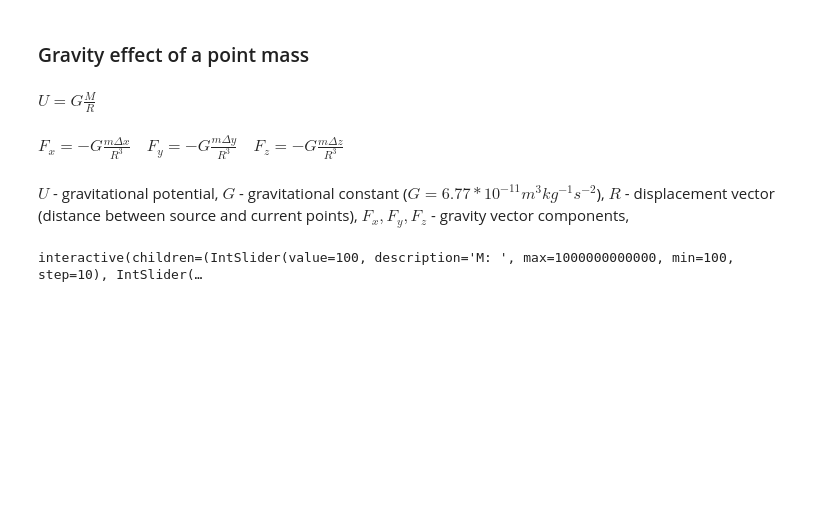
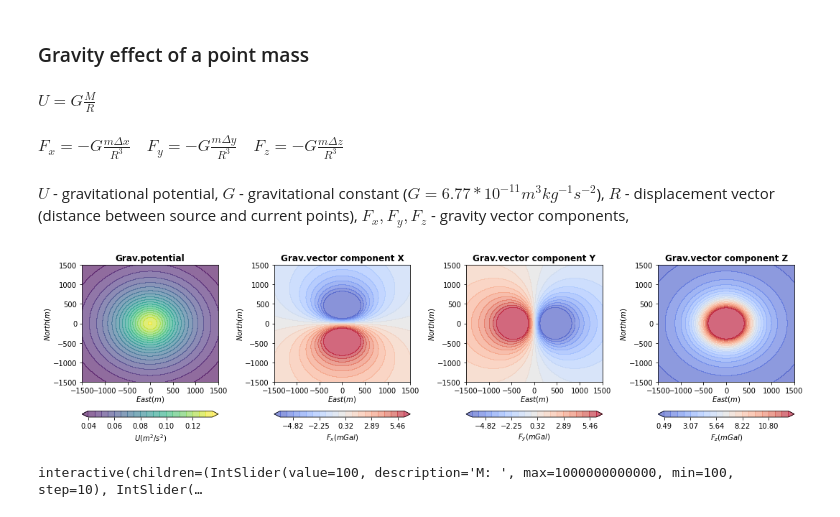
Before and after one commit to Artem-geo/gravity_method, a Jupyter notebook: point_mass.ipynb, the cells around one changed output. Drawn from its saved outputs; the diff is of its cells as text; code cells hidden in the pictures; blank space fills up the shorter version.

```diff
--- a/point_mass.ipynb
+++ b/point_mass.ipynb
@@ -76,6 +76,10 @@ def potential_total_force(m, ns, es, ds):
 
 
     plt.tight_layout()
+# %%
+potential_total_force(m=10**12, ns=0, es=0, ds=500)
+# %% [output]
+[figure, added]
 # %%
 interact(potential_total_force,
          m=widgets.IntSlider(min=10**2, max=10**12,
```
